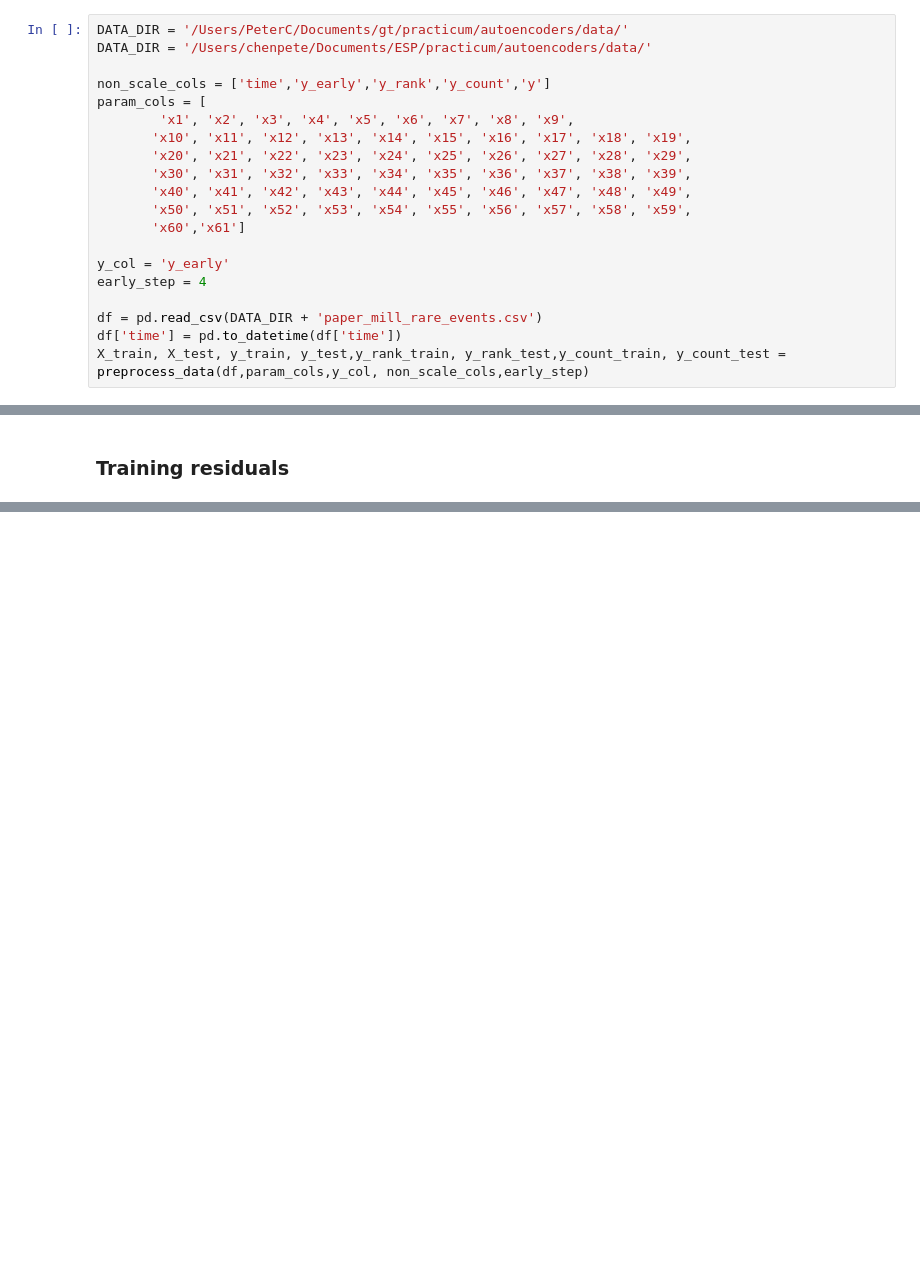
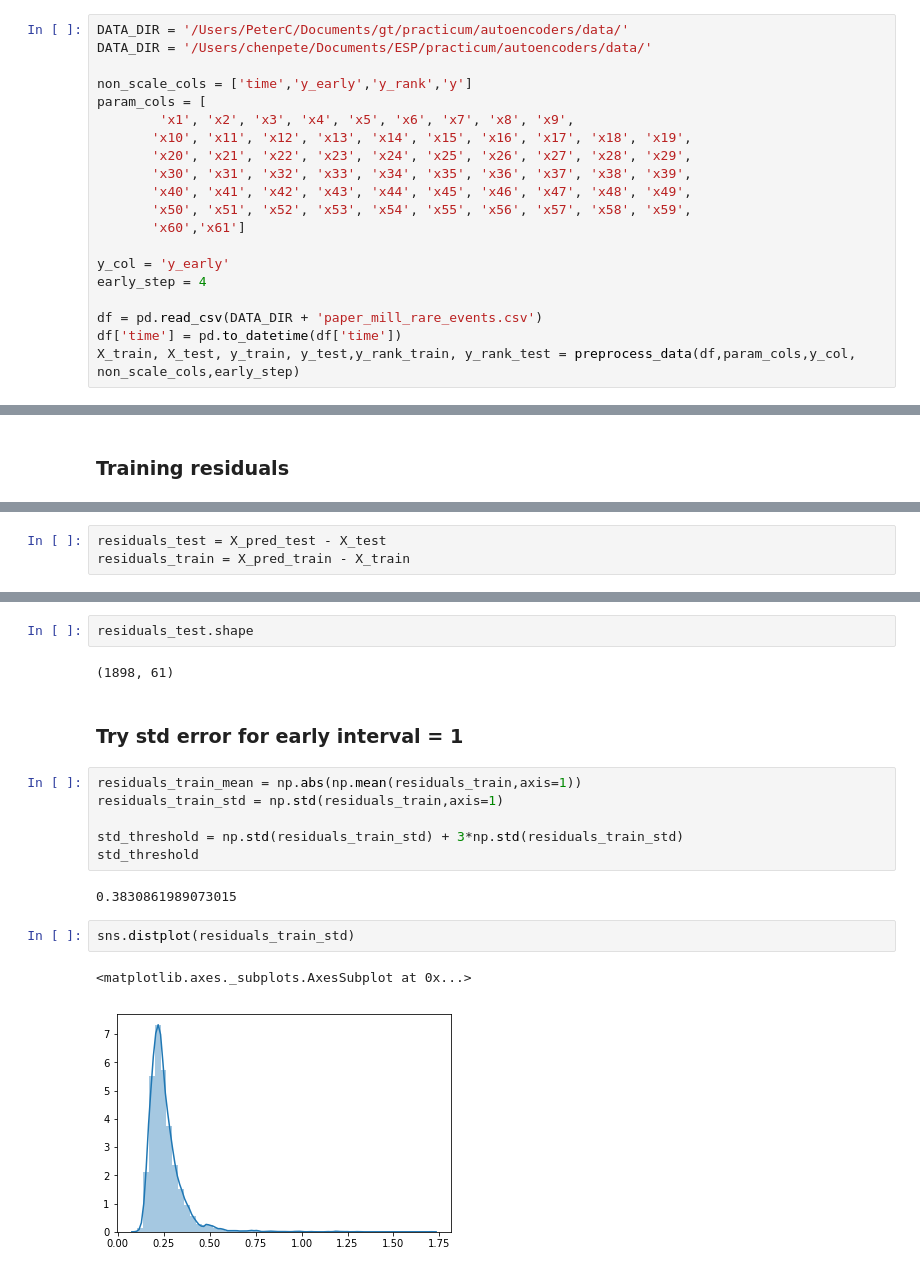
Before and after one commit to peterchen94/autoencoders, a Jupyter notebook: code/papermill/autoencoder_all_vars.ipynb, the cells around one changed output, grey strips where cells are left out. Saved outputs shown, nothing was run; the diff lists cells and outputs as text; blank space fills up the shorter version.

```diff
--- a/code/papermill/autoencoder_all_vars.ipynb
+++ b/code/papermill/autoencoder_all_vars.ipynb
@@ -26,7 +26,7 @@ https://arxiv.org/pdf/1809.10717.pdf
 DATA_DIR = '/Users/PeterC/Documents/gt/practicum/autoencoders/data/'
 DATA_DIR = '/Users/chenpete/Documents/ESP/practicum/autoencoders/data/'
 
-non_scale_cols = ['time','y_early','y_rank','y_count','y']
+non_scale_cols = ['time','y_early','y_rank','y']
 param_cols = [
         'x1', 'x2', 'x3', 'x4', 'x5', 'x6', 'x7', 'x8', 'x9',
        'x10', 'x11', 'x12', 'x13', 'x14', 'x15', 'x16', 'x17', 'x18', 'x19',
@@ -41,7 +41,7 @@ early_step = 4
 
 df = pd.read_csv(DATA_DIR + 'paper_mill_rare_events.csv')
 df['time'] = pd.to_datetime(df['time'])
-X_train, X_test, y_train, y_test,y_rank_train, y_rank_test,y_count_train, y_count_test = preprocess_data(df,param_cols,y_col, non_scale_cols,early_step)
+X_train, X_test, y_train, y_test,y_rank_train, y_rank_test = preprocess_data(df,param_cols,y_col, non_scale_cols,early_step)
 # %% [markdown]
 # Model 1: Layer autoencoder
 # %%
@@ -150,0 +230,3 @@ plt.ylim((0,.75))
+# %%
+residuals_test = X_pred_test - X_test
+residuals_train = X_pred_train - X_train
@@ -150,0 +240,19 @@ plt.ylim((0,.75))
+# %%
+residuals_test.shape
+# %% [output]
+(1898, 61)
+# %% [markdown]
+### Try std error for early interval = 1
+# %%
+residuals_train_mean = np.abs(np.mean(residuals_train,axis=1))
+residuals_train_std = np.std(residuals_train,axis=1)
+
+std_threshold = np.std(residuals_train_std) + 3*np.std(residuals_train_std)
+std_threshold
+# %% [output]
+0.3830861989073015
+# %%
+sns.distplot(residuals_train_std)
+# %% [output]
+<matplotlib.axes._subplots.AxesSubplot at 0x...>
+[figure, added]
```
Also changed, not shown: parts of 34 cells of this notebook, 10 other files.
